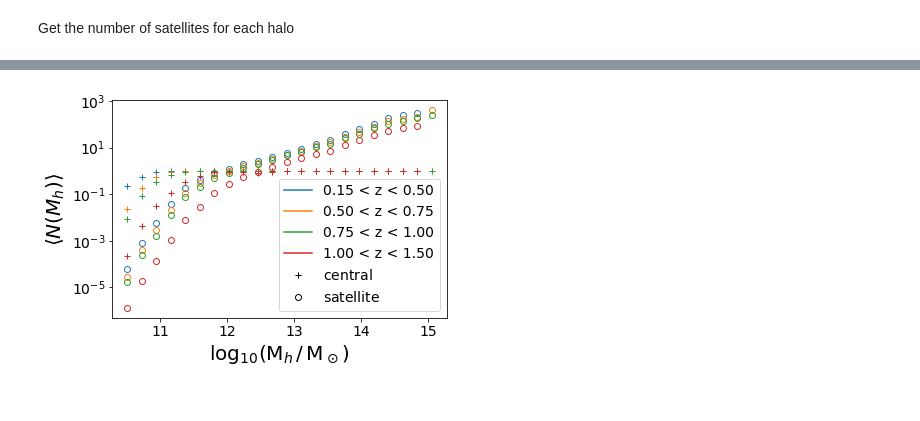
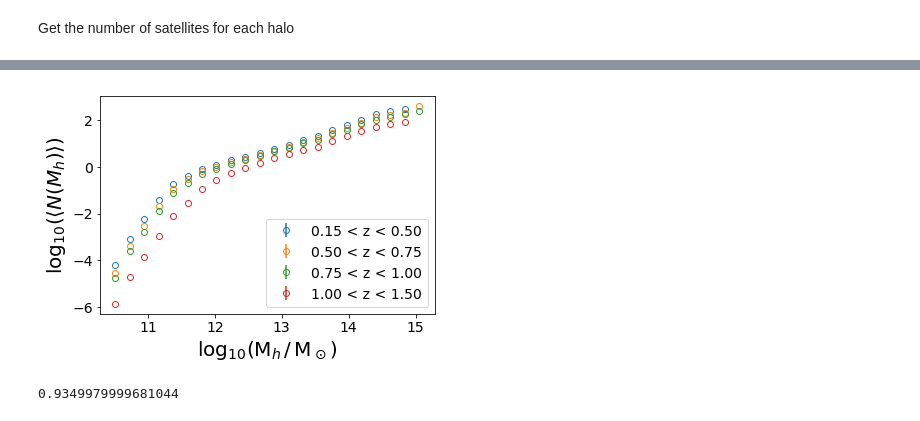
Before and after one commit to LSSTDESC/DEHSC_LSS, a Jupyter notebook: notebooks/HOD_HSC_LSS.ipynb, the cells around one changed output, grey strips where cells are left out. Drawn from its saved outputs; the diff is of its cells as text; code cells hidden in the pictures.

Commit message:
Updated plot

```diff
--- a/notebooks/HOD_HSC_LSS.ipynb
+++ b/notebooks/HOD_HSC_LSS.ipynb
@@ -87,3 +87,17 @@ ncount, me, ze, _ = binned_statistic_2d(np.log10(galaxies['halo_mass'][is_c][sor
 #mean_count_s, me, ze, _ = binned_statistic_2d(np.log10(galaxies['halo_mass'][~is_c][sorted_id_s]), galaxies['redshift'][~is_c][sorted_id_s], h_counts_s[inv_s[sorted_id_s]], statistic='mean', bins=[m_edges, z_edges])
 #std_count_s, me, ze, _ = binned_statistic_2d(np.log10(galaxies['halo_mass'][~is_c][sorted_id_s]), galaxies['redshift'][~is_c][sorted_id_s], h_counts_s[inv_s[sorted_id_s]], statistic='std', bins=[m_edges, z_edges])
 ncount_s, me, ze, _ = binned_statistic_2d(np.log10(galaxies['halo_mass'][~is_c][sorted_id_s]), galaxies['redshift'][~is_c][sorted_id_s], h_counts_s[inv_s[sorted_id_s]], statistic='count', bins=[m_edges, z_edges])
+# %%
+colors = ['C0','C1','C2','C3','C4','C5']
+for i in range(mean_count.shape[1]):
+    plt.errorbar(0.5*me[1:]+0.5*me[:-1], ncount[:,i]/nh[:,i], std_count[:,i]/(nh[:,i]*np.sqrt(ncount[:,i])),linestyle='none', fmt='+', fillstyle='none', color=colors[i])
+    plt.errorbar(0.5*me[1:]+0.5*me[:-1], ncount_s[:,i]/nh[:,i], std_count_s[:,i]/(nh[:,i]*np.sqrt(ncount_s[:,i])),linestyle='none', fmt='o', fillstyle='none', color=colors[i])
+    plt.plot(11,-1, label='%.2f < z < %.2f' % (ze[i], ze[i+1]))
+plt.plot(11,-1,'k+', label=r'$\rm central$')
+plt.plot(11,-1,'ko', fillstyle='none', label=r'$\rm satellite$')
+plt.xlabel(r'$\log_{10}\left({\rm M}_h \,/\, {\rm M}_\odot\right)$', fontsize=20)
+plt.ylabel(r'$\langle N(M_{h}) \rangle$', fontsize=20)
+plt.plot(np.linspace(me[0],me[-1],3), np.ones(3),'k--',alpha=0.6)
+plt.yscale('log')
+plt.ylim(1e-8,1e4)
+plt.legend(loc='best');
@@ -90,14 +108,14 @@ ncount_s, me, ze, _ = binned_statistic_2d(np.log10(galaxies['halo_mass'][~is_c][
 # %%
 colors = ['C0','C1','C2','C3','C4','C5']
 for i in range(mean_count.shape[1]):
-    plt.errorbar(0.5*me[1:]+0.5*me[:-1], ncount[:,i]/nh[:,i], std_count[:,i]/(nh[:,i]*np.sqrt(ncount[:,i])),linestyle='none', fmt='+', fillstyle='none', color=colors[i])
-    plt.errorbar(0.5*me[1:]+0.5*me[:-1], ncount_s[:,i]/nh[:,i], std_count_s[:,i]/(nh[:,i]*np.sqrt(ncount_s[:,i])),linestyle='none', fmt='o', fillstyle='none', color=colors[i])
-    plt.plot(11,-1, label='%.2f < z < %.2f' % (ze[i], ze[i+1]))
-plt.plot(11,-1,'k+', label=r'$\rm central$')
-plt.plot(11,-1,'ko', fillstyle='none', label=r'$\rm satellite$')
+    #plt.errorbar(0.5*me[1:]+0.5*me[:-1], ncount[:,i]/nh[:,i], std_count[:,i]/(nh[:,i]*np.sqrt(ncount[:,i])),linestyle='none', fmt='+', fillstyle='none', color=colors[i])
+    plt.errorbar(0.5*me[1:]+0.5*me[:-1], np.log10(ncount_s[:,i]/nh[:,i]), 0.*std_count_s[:,i]/(nh[:,i]*np.sqrt(ncount_s[:,i])),linestyle='none', fmt='o', fillstyle='none', color=colors[i], label='%.2f < z < %.2f' % (ze[i], ze[i+1]))
+#    plt.plot(11,-1, label='%.2f < z < %.2f' % (ze[i], ze[i+1]))
+#plt.plot(11,-1,'k+', label=r'$\rm central$')
+#plt.plot(11,-1,'ko', fillstyle='none', label=r'$\rm satellite$')
 plt.xlabel(r'$\log_{10}\left({\rm M}_h \,/\, {\rm M}_\odot\right)$', fontsize=20)
-plt.ylabel(r'$\langle N(M_{h}) \rangle$', fontsize=20)
-plt.yscale('log')
+plt.ylabel(r'$\log_{10}\left(\langle N(M_{h}) \rangle\right)$', fontsize=20)
+#plt.yscale('log')
 plt.legend(loc='best');
 # %% [output]
-[figure, old version]
+[figure, new version]
@@ -103,0 +124,4 @@ plt.legend(loc='best');
+# %%
+slope
+# %% [output]
+0.9349979999681044
```
Also changed, not shown: parts of 3 cells of this notebook.
